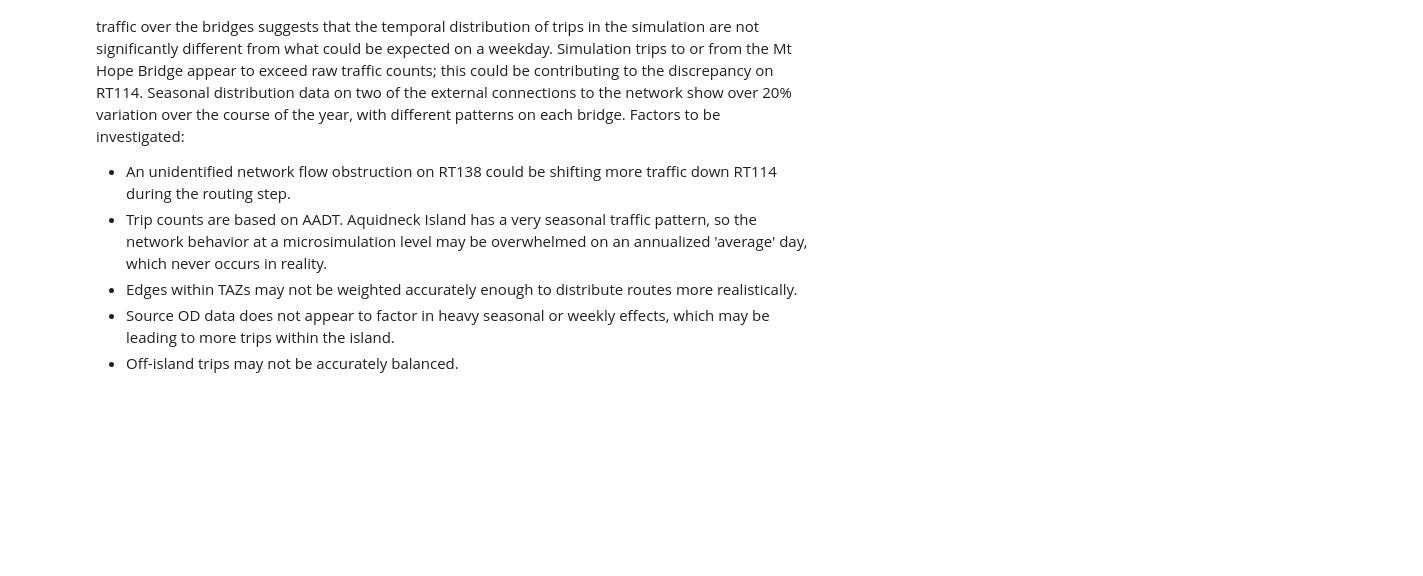
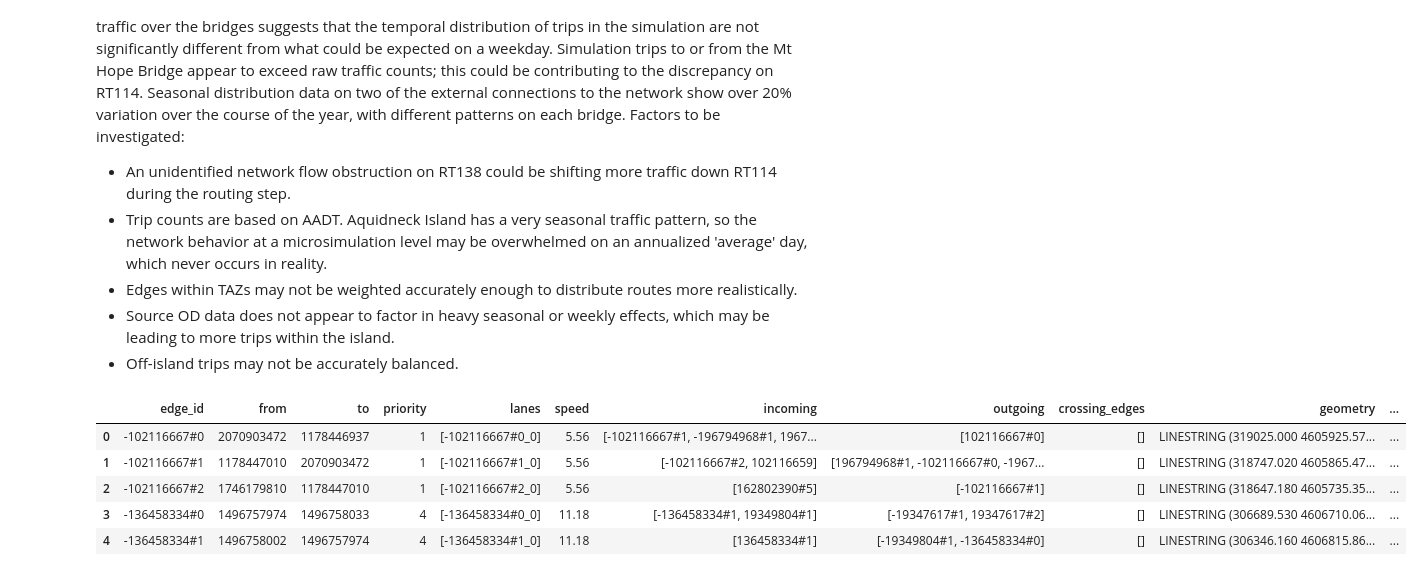
Before and after one commit to paulopperman/aquidneck-island-transport, a Jupyter notebook: notebooks/Aquidneck Island Traffic Model.ipynb, the cells around one changed output. Drawn from its saved outputs; the diff is of its cells as text; code cells hidden in the pictures; blank space fills up the shorter version.

```diff
--- a/notebooks/Aquidneck Island Traffic Model.ipynb
+++ b/notebooks/Aquidneck Island Traffic Model.ipynb
@@ -334,3 +334,12 @@ Factors to be investigated:
 * Edges within TAZs may not be weighted accurately enough to distribute routes more realistically.
 * Source OD data does not appear to factor in heavy seasonal or weekly effects, which may be leading to more trips within the island.
 * Off-island trips may not be accurately balanced.
+# %%
+net_counts.head()
+# %% [output]
+|  | edge_id | from | to | priority | lanes | speed | incoming | outgoing | crossing_edges | geometry | ... |
+| 0 | -102116667#0 | 2070903472 | 1178446937 | 1 | [-102116667#0_0] | 5.56 | [-102116667#1, -196794968#1, 1967... | [102116667#0] | [] | LINESTRING (319025.000 4605925.57... | ... |
+| 1 | -102116667#1 | 1178447010 | 2070903472 | 1 | [-102116667#1_0] | 5.56 | [-102116667#2, 102116659] | [196794968#1, -102116667#0, -1967... | [] | LINESTRING (318747.020 4605865.47... | ... |
+| 2 | -102116667#2 | 1746179810 | 1178447010 | 1 | [-102116667#2_0] | 5.56 | [162802390#5] | [-102116667#1] | [] | LINESTRING (318647.180 4605735.35... | ... |
+| 3 | -136458334#0 | 1496757974 | 1496758033 | 4 | [-136458334#0_0] | 11.18 | [-136458334#1, 19349804#1] | [-19347617#1, 19347617#2] | [] | LINESTRING (306689.530 4606710.06... | ... |
+| 4 | -136458334#1 | 1496758002 | 1496757974 | 4 | [-136458334#1_0] | 11.18 | [136458334#1] | [-19349804#1, -136458334#0] | [] | LINESTRING (306346.160 4606815.86... | ... |
```
Also changed, not shown: 22 other files.
